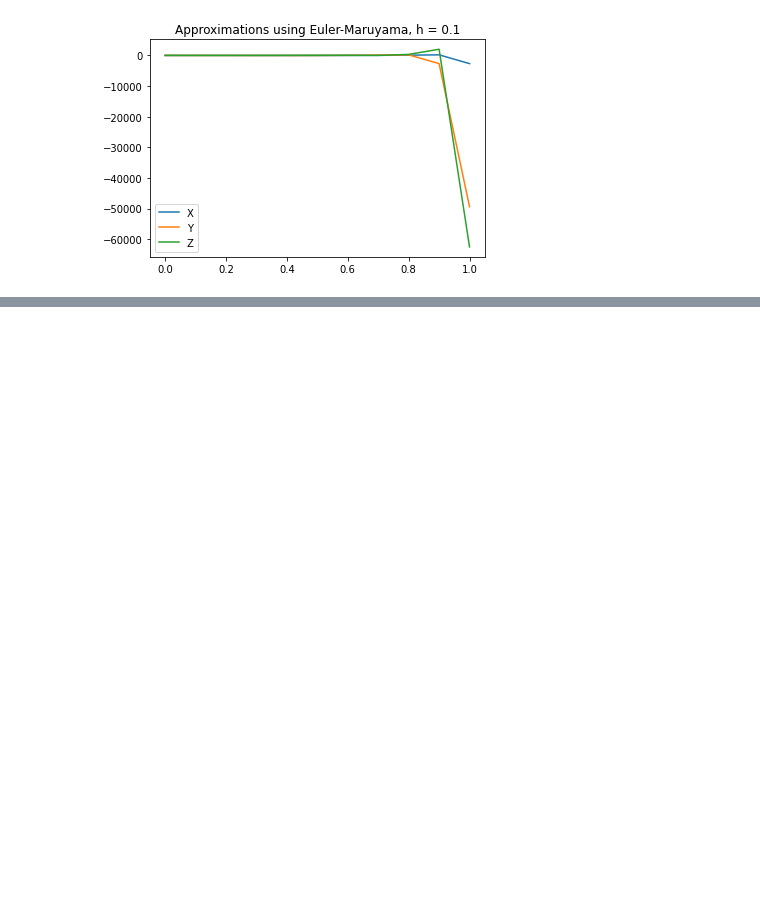
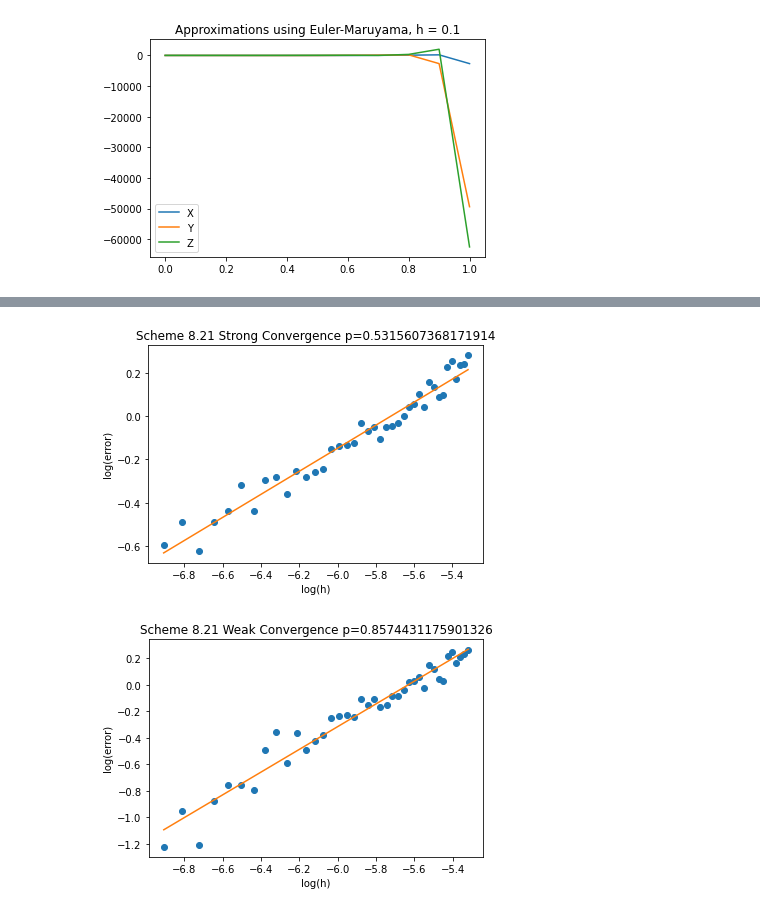
Before and after one commit to dansok/Mathematics, a Jupyter notebook: stochastic_analysis/homework_4/sde.ipynb, the cells around one changed output, grey strips where cells are left out. Saved outputs shown, nothing was run; the diff lists cells and outputs as text; code cells hidden in the pictures; blank space fills up the shorter version.

```diff
--- a/stochastic_analysis/homework_4/sde.ipynb
+++ b/stochastic_analysis/homework_4/sde.ipynb
@@ -149,0 +186,5 @@ plot_error_by_h(euler_maruyama_scheme, 'Euler-Maruyama')
+# %%
+plot_error_by_h(scheme_8_21, 'Scheme 8.21', 0.001, 0.005, 0.0001)
+# %% [output]
+[figure, added]
+[figure, added]
```
Also changed, not shown: parts of 12 cells of this notebook.
